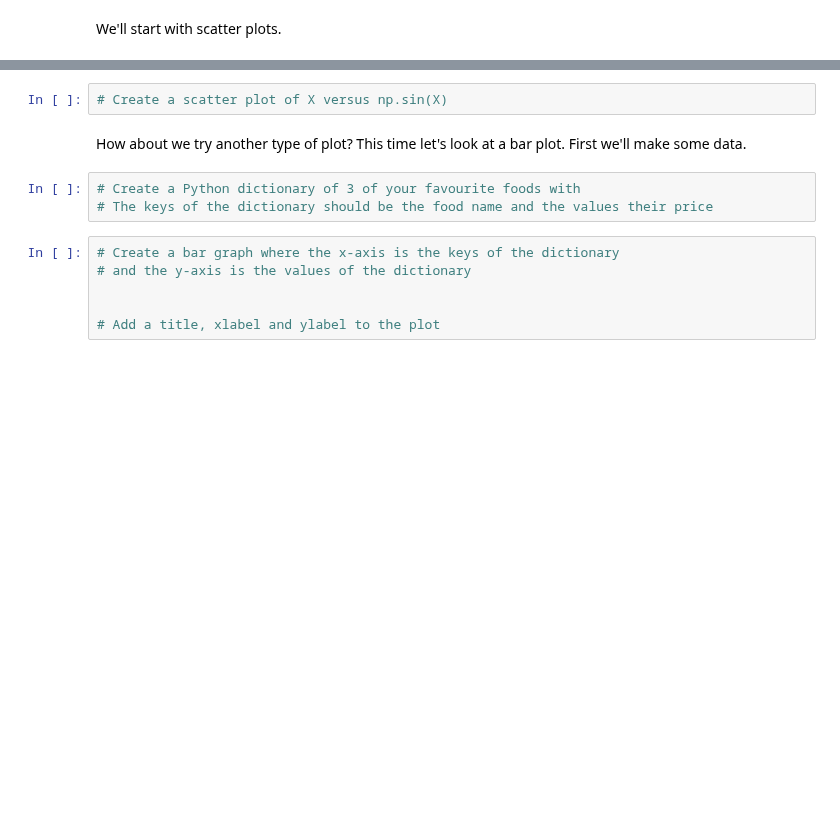
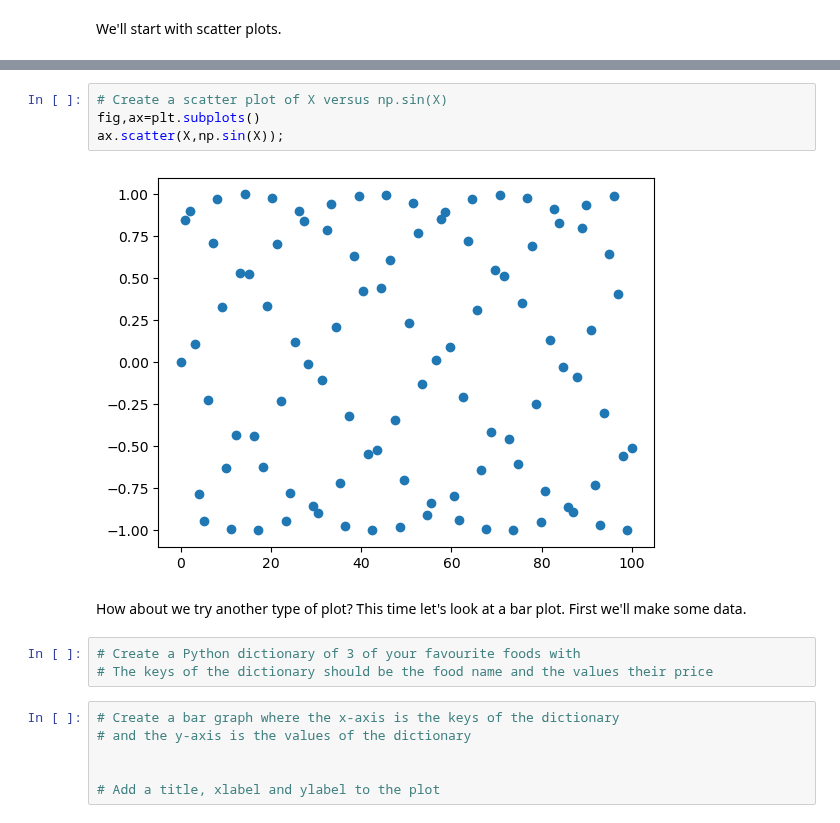
Before and after one commit to FairozAhmadSheikh/Machine_and_Deep_Learning_Basic_To_Advance, a Jupyter notebook: Exercises/matplotlib-exercises.ipynb, the cells around one changed output, grey strips where cells are left out. Cells and saved outputs as stored; diff of their text form; blank space fills up the shorter version.

```diff
--- a/Exercises/matplotlib-exercises.ipynb
+++ b/Exercises/matplotlib-exercises.ipynb
@@ -91,5 +120,9 @@ We'll start with scatter plots.
 # %%
 # Create a scatter plot of X versus np.sin(X)
+fig,ax=plt.subplots()
+ax.scatter(X,np.sin(X));
+# %% [output]
+[figure, added]
 # %% [markdown]
 How about we try another type of plot? This time let's look at a bar plot. First we'll make some data.
 # %%
```
Also changed, not shown: parts of 5 cells of this notebook.
